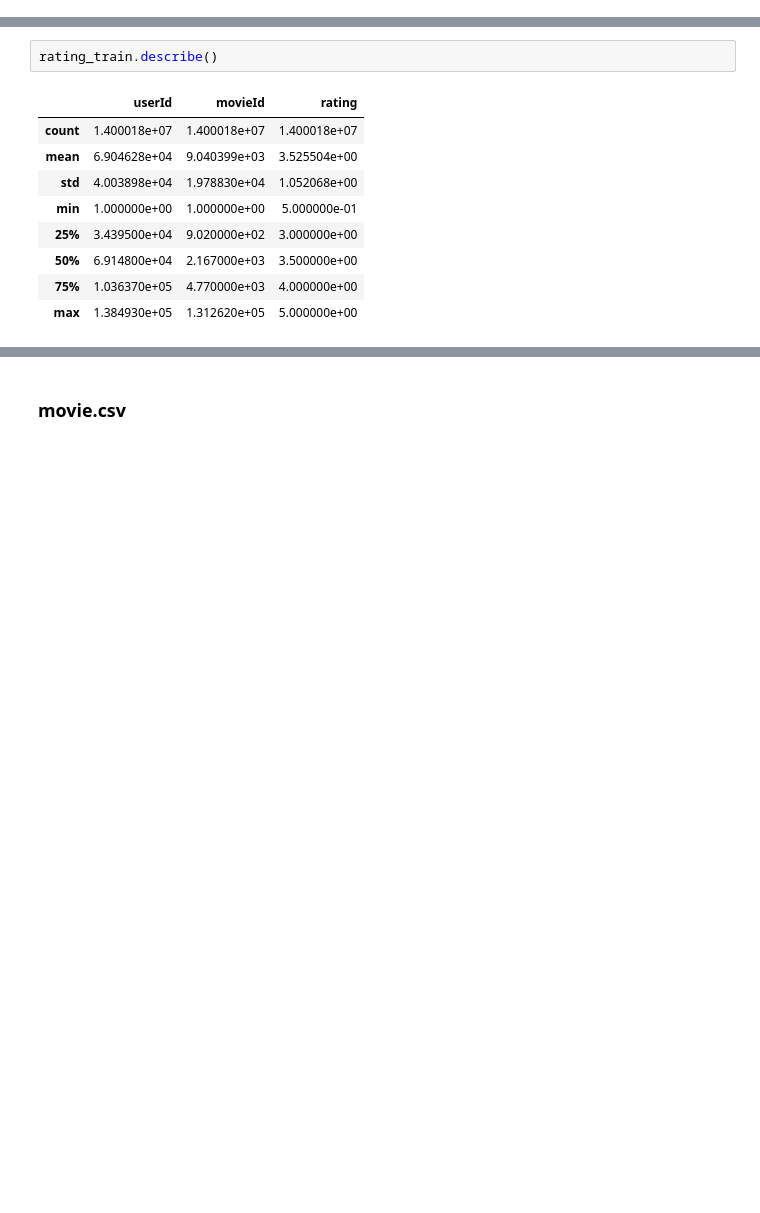
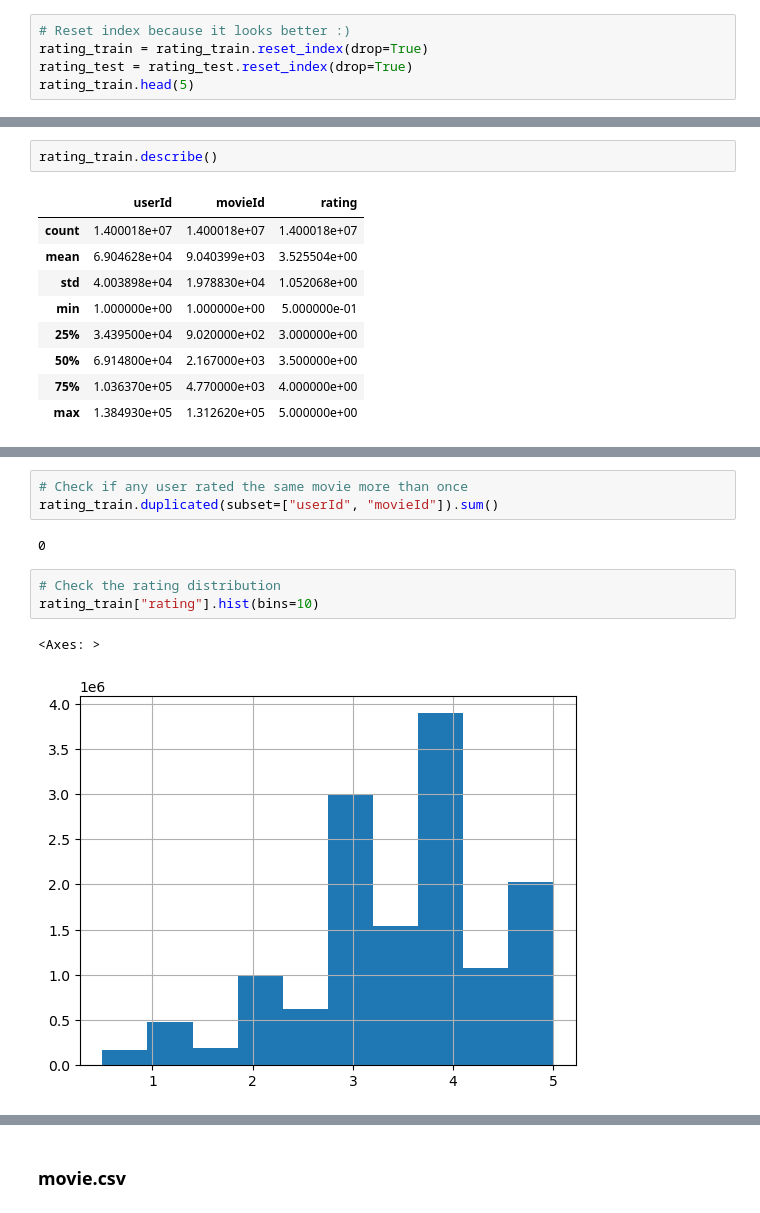
Before and after one commit to mara-sanchez1/MovieLens, a Jupyter notebook: MovieLens.ipynb, the cells around one changed output, grey strips where cells are left out. Saved outputs shown, nothing was run; the diff lists cells and outputs as text; blank space fills up the shorter version.

```diff
--- a/MovieLens.ipynb
+++ b/MovieLens.ipynb
@@ -77,3 +176,8 @@ rating_train.head(5)
 | 13004234 | 89791 | 2616 | 4.0 | 2002-06-28 04:00:05 |
 | 355257 | 2395 | 1663 | 4.0 | 2006-04-27 22:11:56 |
 | 12137396 | 83840 | 282 | 3.0 | 1996-05-06 14:19:04 |
+# %%
+# Reset index because it looks better :)
+rating_train = rating_train.reset_index(drop=True)
+rating_test = rating_test.reset_index(drop=True)
+rating_train.head(5)
@@ -91,0 +229,11 @@ rating_train.describe()
+# %%
+# Check if any user rated the same movie more than once
+rating_train.duplicated(subset=["userId", "movieId"]).sum()
+# %% [output]
+0
+# %%
+# Check the rating distribution
+rating_train["rating"].hist(bins=10)
+# %% [output]
+<Axes: >
+[figure, added]
```
Also changed, not shown: parts of 21 cells of this notebook.
